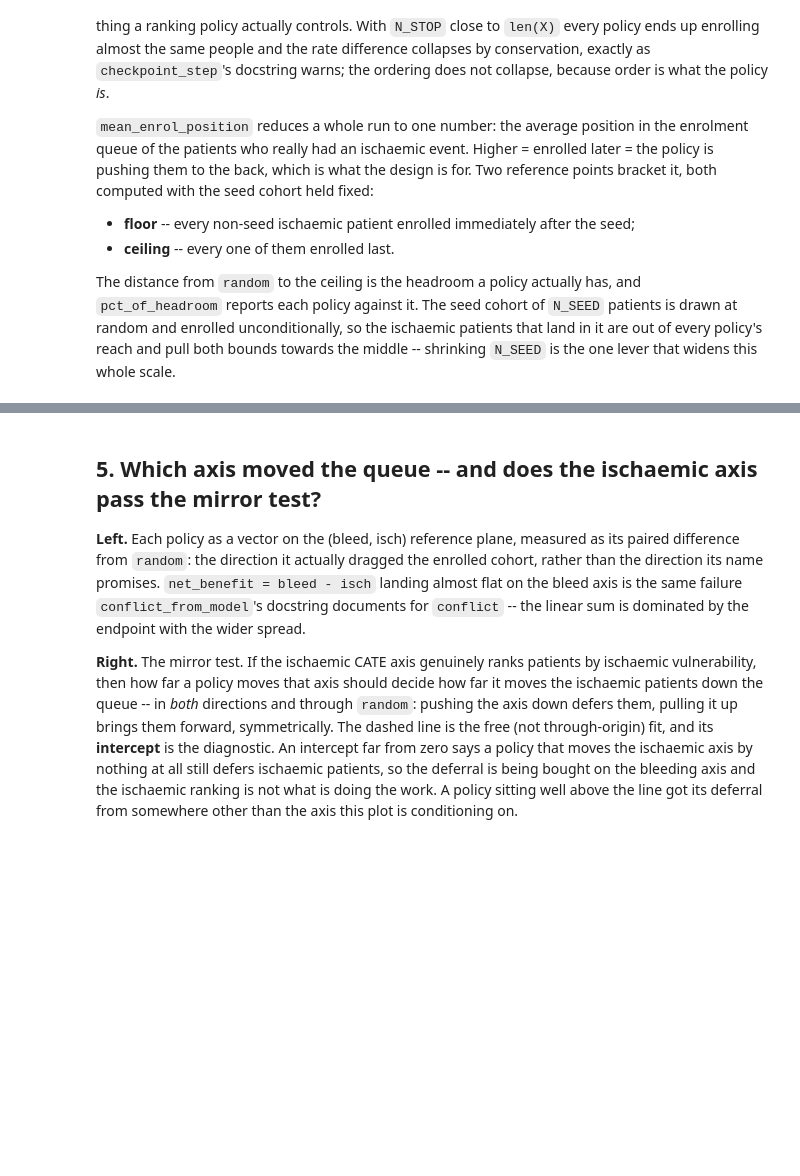
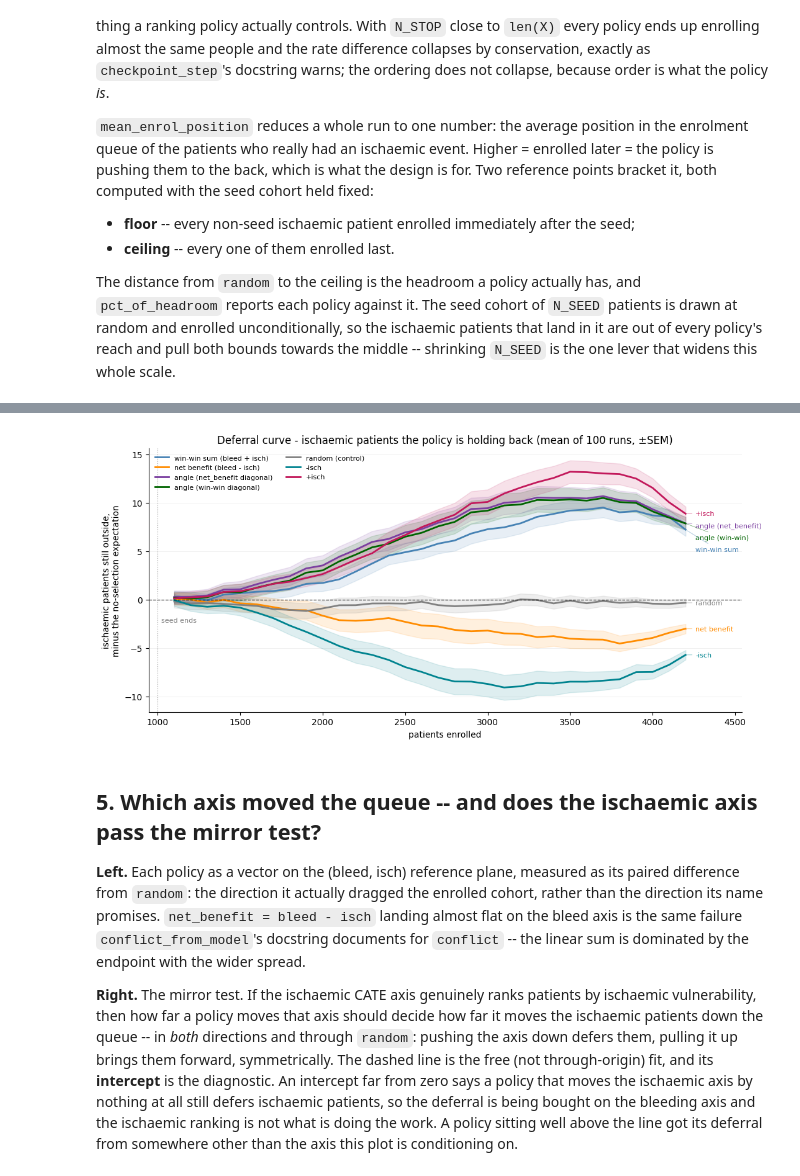
Before and after one commit to TommasoPioda/CATE-estimation-on-the-MASTER-DAPT-trial, a Jupyter notebook: online-learning/05_online_learning_policy_comparison_exp.ipynb, the cells around one changed output, grey strips where cells are left out. Cells and saved outputs as stored; diff of their text form; code cells hidden in the pictures; blank space fills up the shorter version.

```diff
--- a/online-learning/05_online_learning_policy_comparison_exp.ipynb
+++ b/online-learning/05_online_learning_policy_comparison_exp.ipynb
@@ -962,34 +1017,36 @@ for pol in pol_run:
     ax.plot(s['n'], s['m'], color=POLICIES[pol]['color'], lw=2, label=POLICIES[pol]['label'])
     ax.fill_between(s['n'], s['m'] - s['sem'], s['m'] + s['sem'],
                     color=POLICIES[pol]['color'], alpha=.13)
     ends.append((s['m'].iloc[-1], s['n'].iloc[-1], pol))
 
 # Direct end-labels so identity is never colour-alone, nudged apart top-down so the policies
 # that finish on top of each other stay readable.
 gap, prev = .055 * np.ptp(curve['m']), None
 for y, x, pol in sorted(ends, reverse=True):
     y_lab = y if prev is None else min(y, prev - gap)
-    ax.annotate(pol, xy=(x, y), xytext=(x + 60, y_lab), fontsize=8, va='center',
+    ax.annotate(POLICIES[pol]['short'], xy=(x, y), xytext=(x + 60, y_lab), fontsize=8, va='center',
                 color=POLICIES[pol]['color'], annotation_clip=False,
                 arrowprops=dict(arrowstyle='-', lw=.6, color=POLICIES[pol]['color'], alpha=.5))
     prev = y_lab
 
 ax.axhline(0, color='k', lw=.9, ls='--', alpha=.7)
 ax.axvline(N_SEED, color='k', lw=.8, ls=':', alpha=.4)
 ax.annotate('seed ends', (N_SEED, 0), xytext=(4, -26), textcoords='offset points',
             fontsize=8, alpha=.5)
 ax.grid(axis='y', lw=.4, alpha=.3)
 ax.set_axisbelow(True)
 for side in ('top', 'right'):
     ax.spines[side].set_visible(False)
 ax.set(xlabel='patients enrolled',
        ylabel='ischaemic patients still outside,\nminus the no-selection expectation',
        title=f'Deferral curve - ischaemic patients the policy is holding back '
              f'(mean of {N_RUNS} runs, ±SEM)')
 ax.set_xlim(right=N_STOP_ACT + 340)
 ax.legend(fontsize=8, ncol=2, frameon=False)
 plt.tight_layout()
 plt.show()
+# %% [output]
+[figure, added]
 # %% [markdown]
 ## 5. Which axis moved the queue -- and does the ischaemic axis pass the mirror test?
 
```
Also changed, not shown: parts of 13 cells of this notebook, 6 other files.
